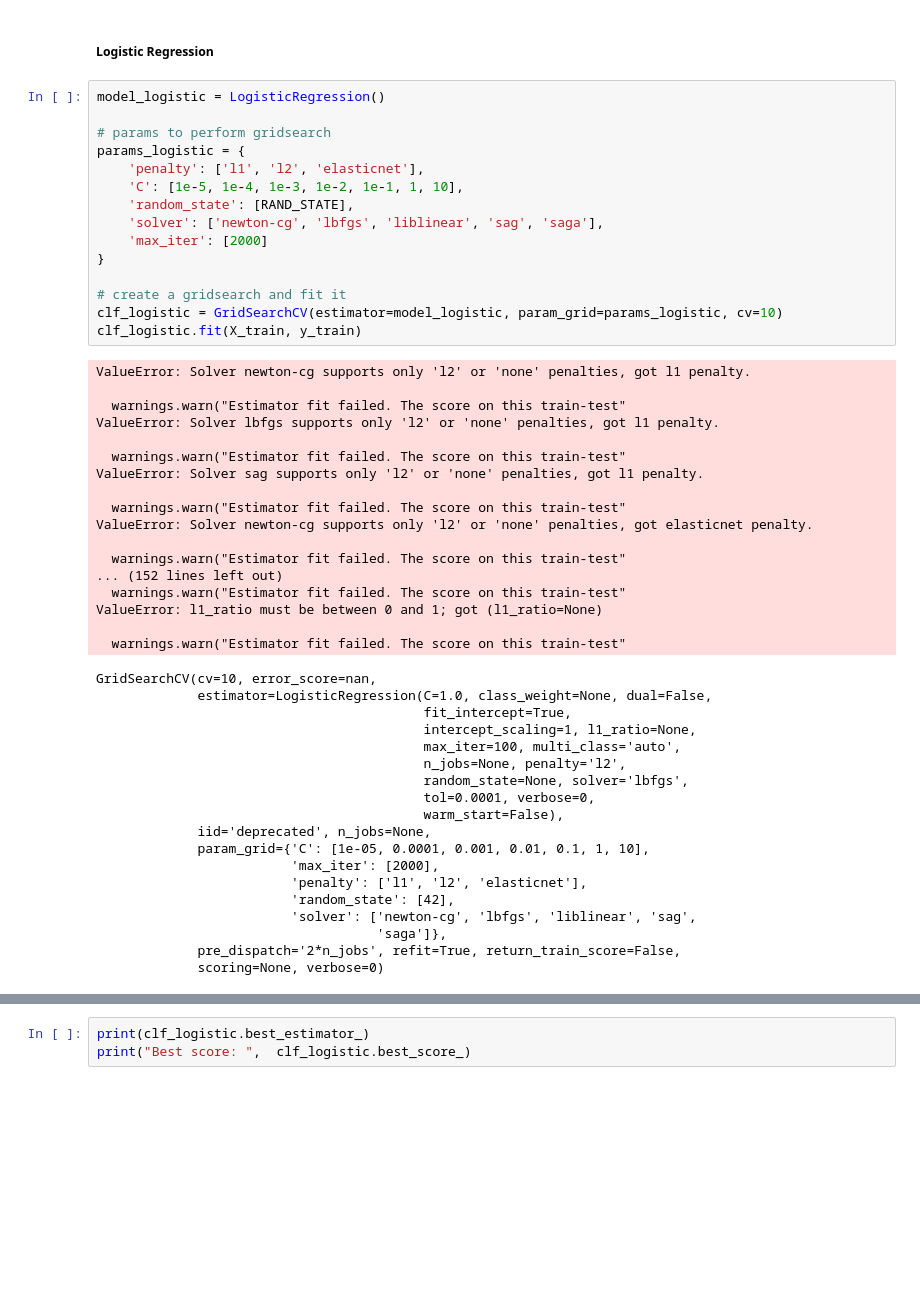
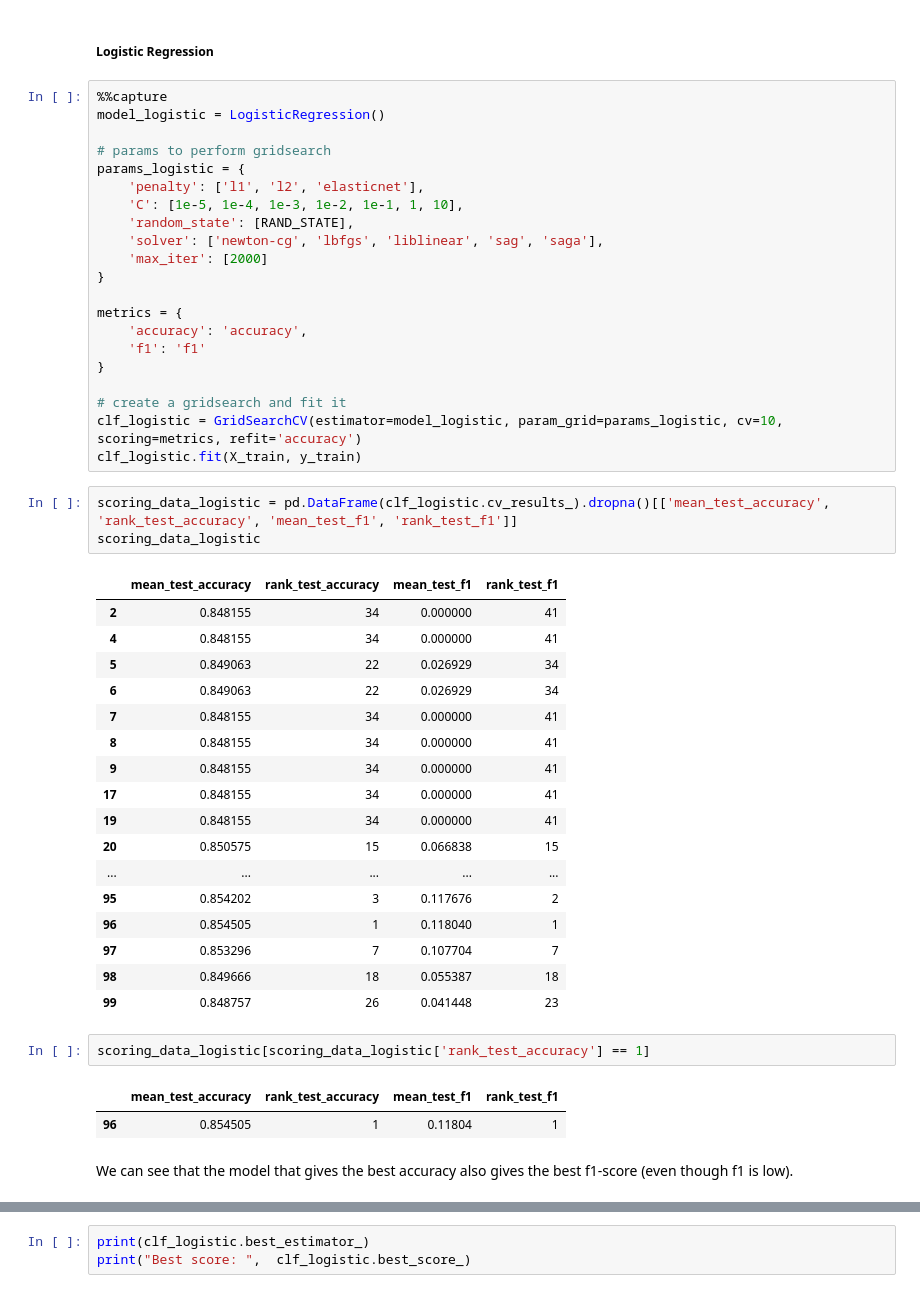
Before and after one commit to COGS118A/Group009-Sp22, a Jupyter notebook: FinalProject_group009.ipynb, the cells around one changed output, grey strips where cells are left out. Drawn from its saved outputs; the diff is of its cells as text; blank space fills up the shorter version.

```diff
--- a/FinalProject_group009.ipynb
+++ b/FinalProject_group009.ipynb
@@ -550,6 +552,7 @@ We will now try to find the settings that would maximize the performance of each
 # %% [markdown]
 ##### Logistic Regression
 # %%
+%%capture
 model_logistic = LogisticRegression()
 
 # params to perform gridsearch
@@ -561,45 +564,42 @@ params_logistic = {
     'max_iter': [2000]
 }
 
+metrics = {
+    'accuracy': 'accuracy',
+    'f1': 'f1'
+}
+
 # create a gridsearch and fit it
-clf_logistic = GridSearchCV(estimator=model_logistic, param_grid=params_logistic, cv=10)
+clf_logistic = GridSearchCV(estimator=model_logistic, param_grid=params_logistic, cv=10, scoring=metrics, refit='accuracy')
 clf_logistic.fit(X_train, y_train)
-# %% [output]
-ValueError: Solver newton-cg supports only 'l2' or 'none' penalties, got l1 penalty.
-
-  warnings.warn("Estimator fit failed. The score on this train-test"
-ValueError: Solver lbfgs supports only 'l2' or 'none' penalties, got l1 penalty.
-
-  warnings.warn("Estimator fit failed. The score on this train-test"
-ValueError: Solver sag supports only 'l2' or 'none' penalties, got l1 penalty.
-
-  warnings.warn("Estimator fit failed. The score on this train-test"
-ValueError: Solver newton-cg supports only 'l2' or 'none' penalties, got elasticnet penalty.
-
-  warnings.warn("Estimator fit failed. The score on this train-test"
-... (152 lines left out)
-  warnings.warn("Estimator fit failed. The score on this train-test"
-ValueError: l1_ratio must be between 0 and 1; got (l1_ratio=None)
-
-  warnings.warn("Estimator fit failed. The score on this train-test"
-GridSearchCV(cv=10, error_score=nan,
-             estimator=LogisticRegression(C=1.0, class_weight=None, dual=False,
-                                          fit_intercept=True,
-                                          intercept_scaling=1, l1_ratio=None,
-                                          max_iter=100, multi_class='auto',
-                                          n_jobs=None, penalty='l2',
-                                          random_state=None, solver='lbfgs',
-                                          tol=0.0001, verbose=0,
-                                          warm_start=False),
-             iid='deprecated', n_jobs=None,
-             param_grid={'C': [1e-05, 0.0001, 0.001, 0.01, 0.1, 1, 10],
-                         'max_iter': [2000],
-                         'penalty': ['l1', 'l2', 'elasticnet'],
-                         'random_state': [42],
-                         'solver': ['newton-cg', 'lbfgs', 'liblinear', 'sag',
-                                    'saga']},
-             pre_dispatch='2*n_jobs', refit=True, return_train_score=False,
-             scoring=None, verbose=0)
+# %%
+scoring_data_logistic = pd.DataFrame(clf_logistic.cv_results_).dropna()[['mean_test_accuracy', 'rank_test_accuracy', 'mean_test_f1', 'rank_test_f1']]
+scoring_data_logistic
+# %% [output]
+|  | mean_test_accuracy | rank_test_accuracy | mean_test_f1 | rank_test_f1 |
+| 2 | 0.848155 | 34 | 0.000000 | 41 |
+| 4 | 0.848155 | 34 | 0.000000 | 41 |
+| 5 | 0.849063 | 22 | 0.026929 | 34 |
+| 6 | 0.849063 | 22 | 0.026929 | 34 |
+| 7 | 0.848155 | 34 | 0.000000 | 41 |
+| 8 | 0.848155 | 34 | 0.000000 | 41 |
+| 9 | 0.848155 | 34 | 0.000000 | 41 |
+| 17 | 0.848155 | 34 | 0.000000 | 41 |
+| 19 | 0.848155 | 34 | 0.000000 | 41 |
+| 20 | 0.850575 | 15 | 0.066838 | 15 |
+| ... | ... | ... | ... | ... |
+| 95 | 0.854202 | 3 | 0.117676 | 2 |
+| 96 | 0.854505 | 1 | 0.118040 | 1 |
+| 97 | 0.853296 | 7 | 0.107704 | 7 |
+| 98 | 0.849666 | 18 | 0.055387 | 18 |
+| 99 | 0.848757 | 26 | 0.041448 | 23 |
+# %%
+scoring_data_logistic[scoring_data_logistic['rank_test_accuracy'] == 1]
+# %% [output]
+|  | mean_test_accuracy | rank_test_accuracy | mean_test_f1 | rank_test_f1 |
+| 96 | 0.854505 | 1 | 0.11804 | 1 |
+# %% [markdown]
+We can see that the model that gives the best accuracy also gives the best f1-score (even though f1 is low).
 # %%
 # put the results into a dataframe
 res = pd.DataFrame(clf_logistic.cv_results_['params'])
```
Also changed, not shown: parts of 29 cells of this notebook.
